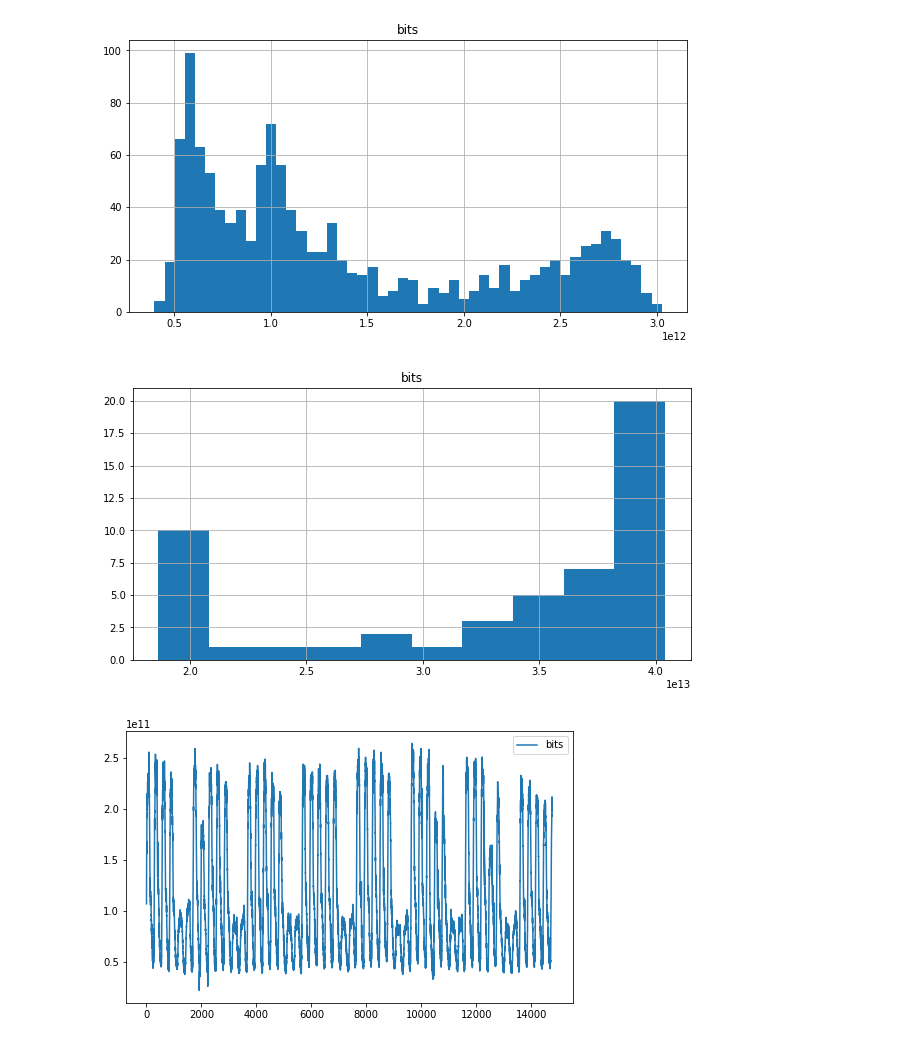
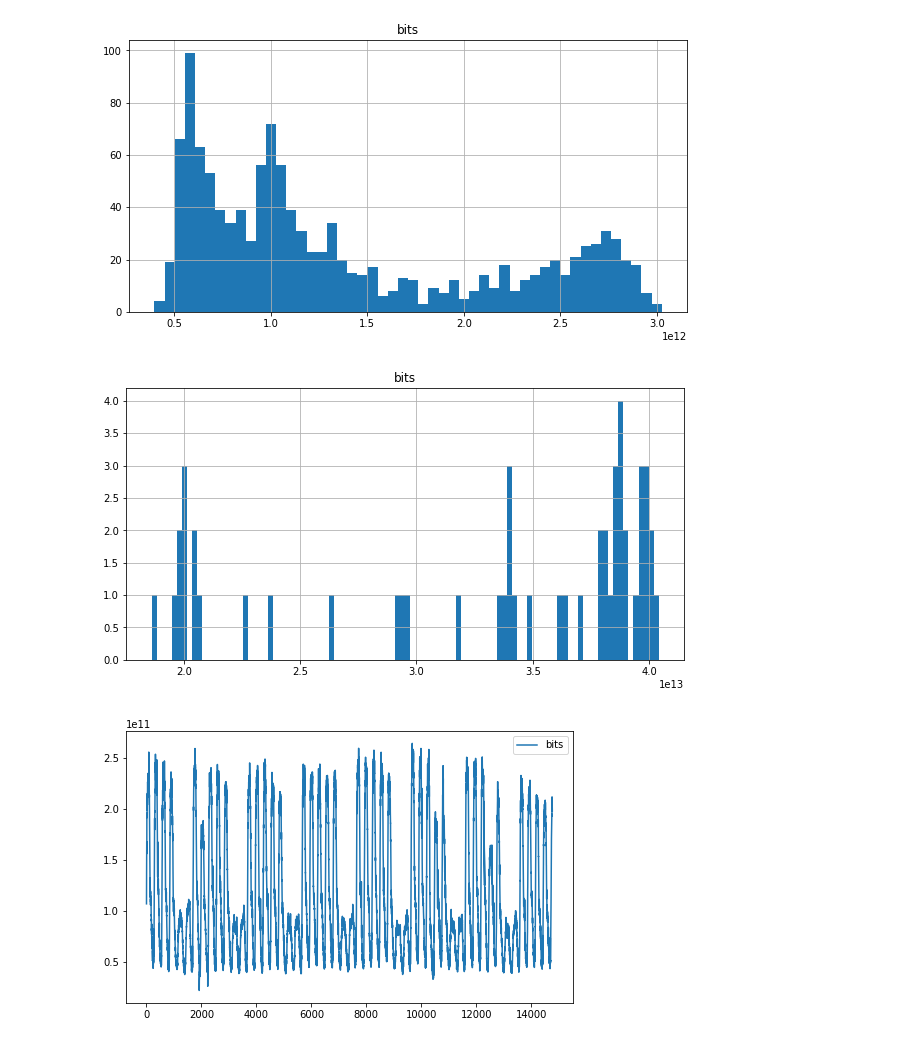
Before and after one commit to lponcec94/PolyWorks, a Jupyter notebook: semana_4/Ejemplo_InternetTraffic_Time_Series.ipynb, the cells around one changed output. Cells and saved outputs as stored; diff of their text form; code cells hidden in the pictures.

```diff
--- a/semana_4/Ejemplo_InternetTraffic_Time_Series.ipynb
+++ b/semana_4/Ejemplo_InternetTraffic_Time_Series.ipynb
@@ -75,9 +75,9 @@ a1h.hist(bins=50);
 [figure]
 # %%
 # Frecuencia cada día
-a1d.hist();
+a1d.hist(bins=100);
 # %% [output]
-[figure, old version]
+[figure, new version]
 # %%
 rcParams['figure.figsize'] = 8, 5
 
```
Also changed, not shown: parts of 21 cells of this notebook.
